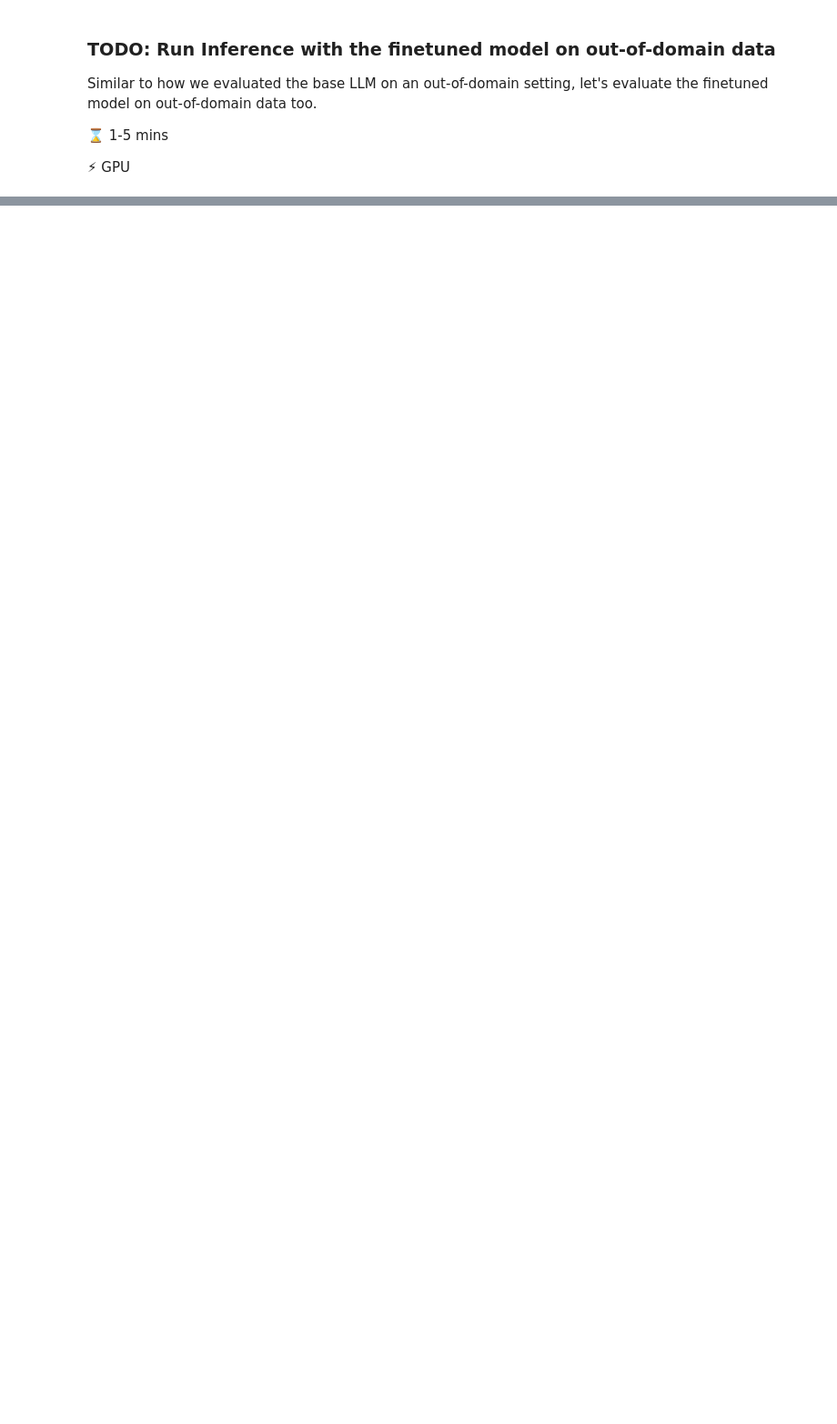
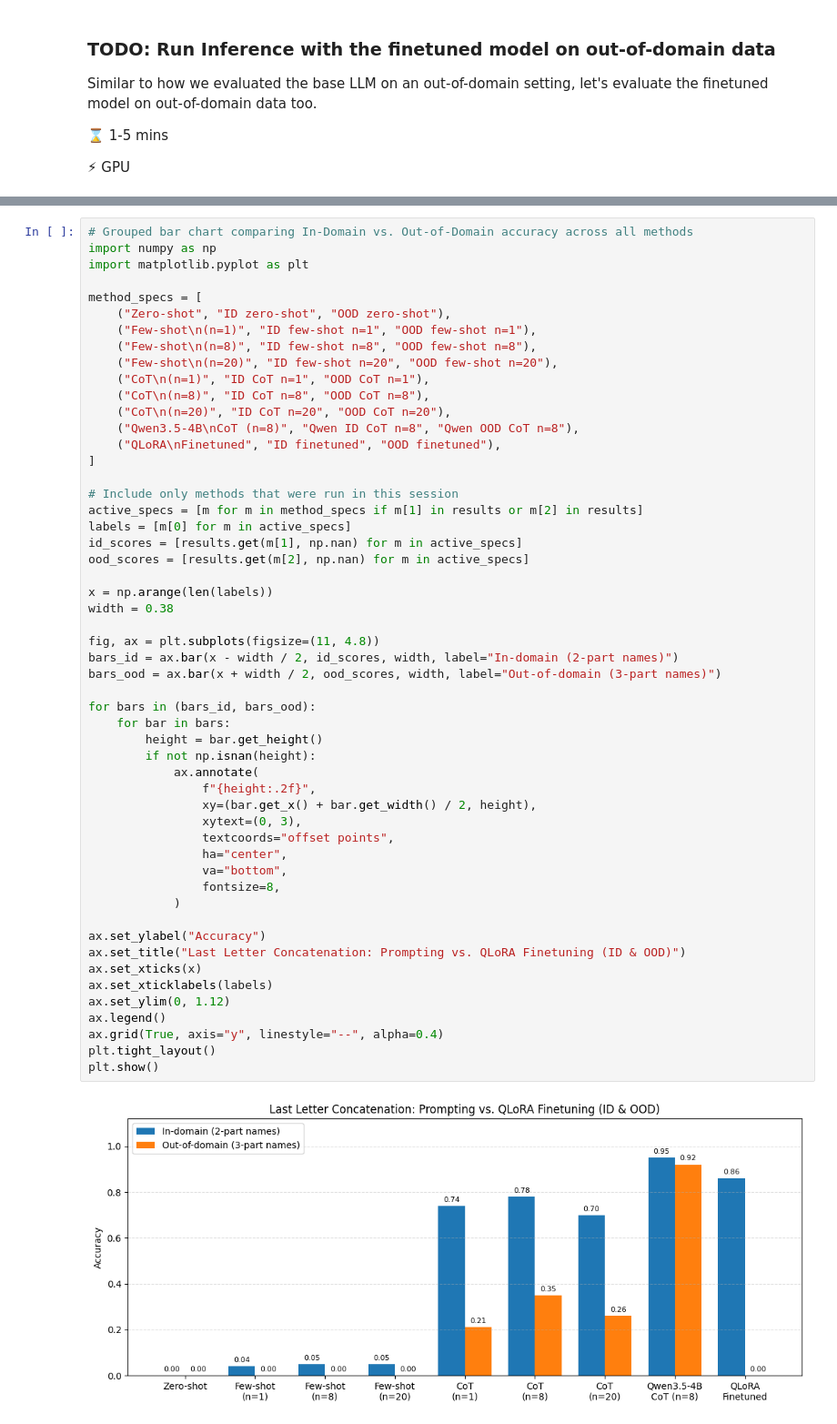
Before and after one commit to syongchaiwat/ML4NLP1-2026-Tutorial-Notebooks, a Jupyter notebook: exercises/ex5/ex5_part1_ping.ipynb, the cells around one changed output, grey strips where cells are left out. Shown at 91% size. Drawn from its saved outputs; the diff is of its cells as text; blank space fills up the shorter version.

```diff
--- a/exercises/ex5/ex5_part1_ping.ipynb
+++ b/exercises/ex5/ex5_part1_ping.ipynb
@@ -1224,0 +1380,55 @@ If AI-based tools were used, briefly state the tool(s) used and the purpose(s) f
+# %%
+# Grouped bar chart comparing In-Domain vs. Out-of-Domain accuracy across all methods
+import numpy as np
+import matplotlib.pyplot as plt
+
+method_specs = [
+    ("Zero-shot", "ID zero-shot", "OOD zero-shot"),
+    ("Few-shot\n(n=1)", "ID few-shot n=1", "OOD few-shot n=1"),
+    ("Few-shot\n(n=8)", "ID few-shot n=8", "OOD few-shot n=8"),
+    ("Few-shot\n(n=20)", "ID few-shot n=20", "OOD few-shot n=20"),
+    ("CoT\n(n=1)", "ID CoT n=1", "OOD CoT n=1"),
+    ("CoT\n(n=8)", "ID CoT n=8", "OOD CoT n=8"),
+    ("CoT\n(n=20)", "ID CoT n=20", "OOD CoT n=20"),
+    ("Qwen3.5-4B\nCoT (n=8)", "Qwen ID CoT n=8", "Qwen OOD CoT n=8"),
+    ("QLoRA\nFinetuned", "ID finetuned", "OOD finetuned"),
+]
+
+# Include only methods that were run in this session
+active_specs = [m for m in method_specs if m[1] in results or m[2] in results]
+labels = [m[0] for m in active_specs]
+id_scores = [results.get(m[1], np.nan) for m in active_specs]
+ood_scores = [results.get(m[2], np.nan) for m in active_specs]
+
+x = np.arange(len(labels))
+width = 0.38
+
+fig, ax = plt.subplots(figsize=(11, 4.8))
+bars_id = ax.bar(x - width / 2, id_scores, width, label="In-domain (2-part names)")
+bars_ood = ax.bar(x + width / 2, ood_scores, width, label="Out-of-domain (3-part names)")
+
+for bars in (bars_id, bars_ood):
+    for bar in bars:
+        height = bar.get_height()
+        if not np.isnan(height):
+            ax.annotate(
+                f"{height:.2f}",
+                xy=(bar.get_x() + bar.get_width() / 2, height),
+                xytext=(0, 3),
+                textcoords="offset points",
+                ha="center",
+                va="bottom",
+                fontsize=8,
+            )
+
+ax.set_ylabel("Accuracy")
+ax.set_title("Last Letter Concatenation: Prompting vs. QLoRA Finetuning (ID & OOD)")
+ax.set_xticks(x)
+ax.set_xticklabels(labels)
+ax.set_ylim(0, 1.12)
+ax.legend()
+ax.grid(True, axis="y", linestyle="--", alpha=0.4)
+plt.tight_layout()
+plt.show()
+# %% [output]
+[figure, added]
```
Also changed, not shown: parts of 28 cells of this notebook, 17 other files.
